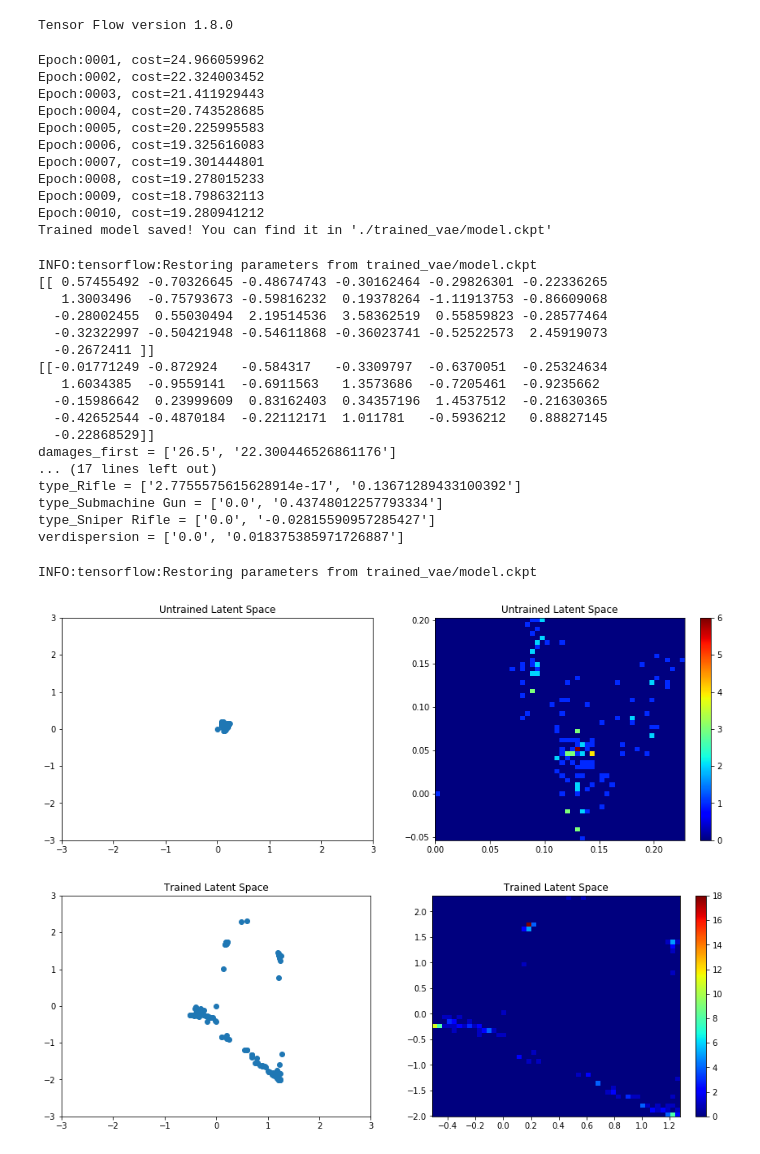
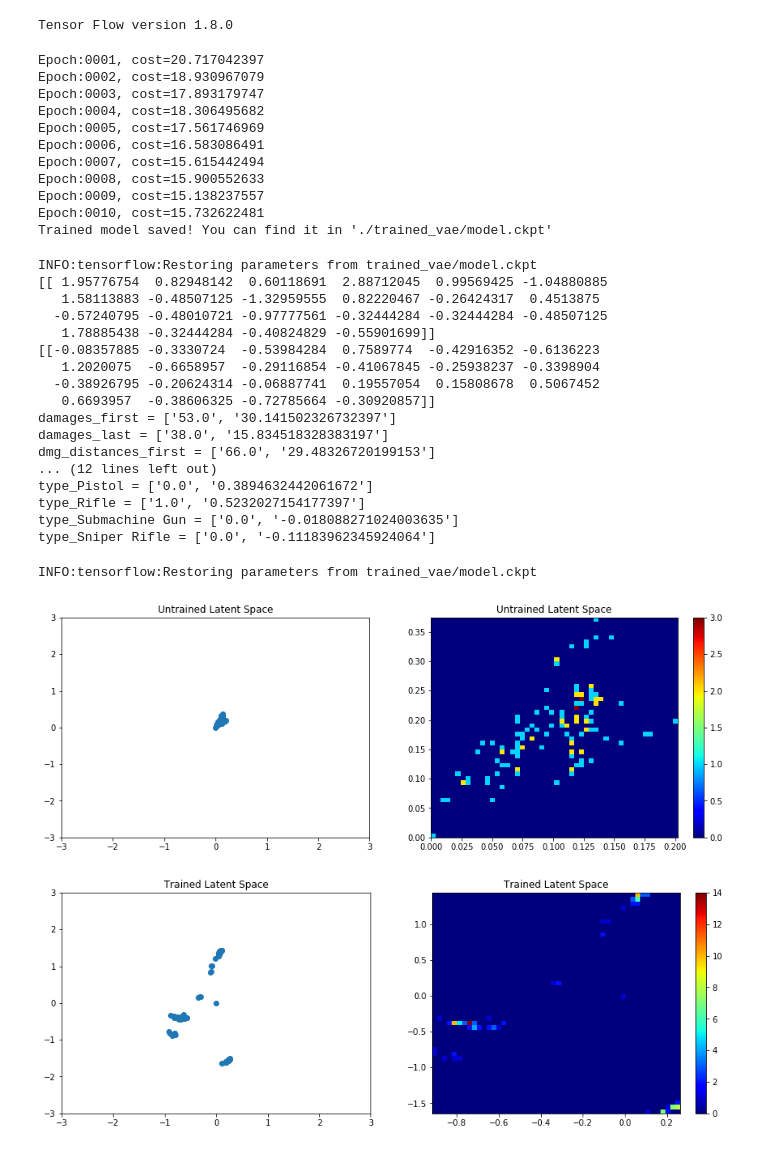
Before and after one commit to bernhardrieder/PCGML-Game-Mechanics, a Jupyter notebook: Learning Methods Test Environment/VAE_testing.ipynb, the cells around one changed output. Cells and saved outputs as stored; diff of their text form; code cells hidden in the pictures.

Commit message:
updated weapon data usage in VAE

```diff
--- a/Learning Methods Test Environment/VAE_testing.ipynb
+++ b/Learning Methods Test Environment/VAE_testing.ipynb
@@ -31,7 +31,7 @@ def print_decoded_tensors_as_dict(weapon_data, array_of_tensors):
             print(key, "=", value)
 
 def get_weapon_data():
-    return weapons.get_data(3, 15, 1)
+    return weapons.get_data(3, 12, 1)
 # %%
 import weapon_data as weapons
 
@@ -50,92 +50,92 @@ batch_size = 1
 epoch_debug_step = 1
 
 with tf.Session() as sess:
-    weapon_data = get_weapon_data()
-    network_architecture['n_input'] = weapon_data.num_features
+    train_data, test_data = get_weapon_data()
+    network_architecture['n_input'] = train_data.num_features
 
-    network = vae.get_new_trained(sess, weapon_data, network_architecture, optimizer,
-                              transfer_fct, batch_size, num_epochs, epoch_debug_step, )
+    network = vae.get_new_trained(sess, train_data, network_architecture, optimizer,
+                              transfer_fct, batch_size, num_epochs, epoch_debug_step)
 # %% [output]
-Epoch:0001, cost=24.966059962
-Epoch:0002, cost=22.324003452
-Epoch:0003, cost=21.411929443
-Epoch:0004, cost=20.743528685
-Epoch:0005, cost=20.225995583
-Epoch:0006, cost=19.325616083
-Epoch:0007, cost=19.301444801
-Epoch:0008, cost=19.278015233
-Epoch:0009, cost=18.798632113
-Epoch:0010, cost=19.280941212
+Epoch:0001, cost=20.717042397
+Epoch:0002, cost=18.930967079
+Epoch:0003, cost=17.893179747
+Epoch:0004, cost=18.306495682
+Epoch:0005, cost=17.561746969
+Epoch:0006, cost=16.583086491
+Epoch:0007, cost=15.615442494
+Epoch:0008, cost=15.900552633
+Epoch:0009, cost=15.138237557
+Epoch:0010, cost=15.732622481
 Trained model saved! You can find it in './trained_vae/model.ckpt'
 # %%
 with tf.Session(graph=tf.Graph()) as sess:
     network = vae.get_untrained(sess, network_architecture, optimizer, transfer_fct, batch_size)
     network = vae.restore(network, "trained_vae/model.ckpt")
 
-    weapon_data = get_weapon_data()
-    samples = weapon_data.next_batch(batch_size)
+    train_data, test_data = get_weapon_data()
+    samples = test_data.next_batch(1)
     x_reconstructed = network.encode_and_decode(samples)
 
     print(samples)
     print(x_reconstructed)
 
-    print_decoded_tensors_as_dict(weapon_data, np.concatenate((samples,x_reconstructed), axis=0))
+    print_decoded_tensors_as_dict(test_data, np.concatenate((samples,x_reconstructed), axis=0))
 # %% [output]
 INFO:tensorflow:Restoring parameters from trained_vae/model.ckpt
-[[ 0.57455492 -0.70326645 -0.48674743 -0.30162464 -0.29826301 -0.22336265
-   1.3003496  -0.75793673 -0.59816232  0.19378264 -1.11913753 -0.86609068
-  -0.28002455  0.55030494  2.19514536  3.58362519  0.55859823 -0.28577464
-  -0.32322997 -0.50421948 -0.54611868 -0.36023741 -0.52522573  2.45919073
-  -0.2672411 ]]
-[[-0.01771249 -0.872924   -0.584317   -0.3309797  -0.6370051  -0.25324634
-   1.6034385  -0.9559141  -0.6911563   1.3573686  -0.7205461  -0.9235662
-  -0.15986642  0.23999609  0.83162403  0.34357196  1.4537512  -0.21630365
-  -0.42652544 -0.4870184  -0.22112171  1.011781   -0.5936212   0.88827145
-  -0.22868529]]
-damages_first = ['26.5', '22.300446526861176']
-... (17 lines left out)
-type_Rifle = ['2.7755575615628914e-17', '0.13671289433100392']
-type_Submachine Gun = ['0.0', '0.43748012257793334']
-type_Sniper Rifle = ['0.0', '-0.02815590957285427']
-verdispersion = ['0.0', '0.018375385971726887']
+[[ 1.95776754  0.82948142  0.60118691  2.88712045  0.99569425 -1.04880885
+   1.58113883 -0.48507125 -1.32959555  0.82220467 -0.26424317  0.4513875
+  -0.57240795 -0.48010721 -0.97777561 -0.32444284 -0.32444284 -0.48507125
+   1.78885438 -0.32444284 -0.40824829 -0.55901699]]
+[[-0.08357885 -0.3330724  -0.53984284  0.7589774  -0.42916352 -0.6136223
+   1.2020075  -0.6658957  -0.29116854 -0.41067845 -0.25938237 -0.3398904
+  -0.38926795 -0.20624314 -0.06887741  0.19557054  0.15808678  0.5067452
+   0.6693957  -0.38606325 -0.72785664 -0.30920857]]
+damages_first = ['53.0', '30.141502326732397']
+damages_last = ['38.0', '15.834518328383197']
+dmg_distances_first = ['66.0', '29.48326720199153']
+... (12 lines left out)
+type_Pistol = ['0.0', '0.3894632442061672']
+type_Rifle = ['1.0', '0.5232027154177397']
+type_Submachine Gun = ['0.0', '-0.018088271024003635']
+type_Sniper Rifle = ['0.0', '-0.11183962345924064']
 # %%
 import matplotlib.pyplot as plt
 %matplotlib inline
 
 def show_z_distribution(vae_model, title, z_mean=True):
     all_z = np.zeros((1,network_architecture['n_z']))
 
-    weapon_data = get_weapon_data()
-    total_batch = int(weapon_data.num_examples / batch_size)
+    train_data, test_data = get_weapon_data()
+    total_batch = int(train_data.num_examples / batch_size)
 
     # Loop over all batches
     for i in range(total_batch):
-        batch = weapon_data.next_batch(batch_size)
+        batch = train_data.next_batch(batch_size)
         z_dist = vae_model.calculate_z(batch)
         if z_mean:
             z_dist = vae_model.calculate_z_mean(batch)
         all_z = np.vstack((all_z, z_dist))
 
     plt.figure(figsize=(15,5))
     plt.subplot(1,2,1)
     plt.scatter(all_z[:,0], all_z[:,1])
     plt.xlim(-3,3)
     plt.ylim(-3,3)
     plt.title(title)
     plt.subplot(1,2,2)
     plt.hist2d(all_z[:,0], all_z[:,1], (50, 50), cmap=plt.cm.jet)
     plt.colorbar()
     plt.title(title)
 
 with tf.Session(graph=tf.Graph()) as sess:
     network = vae.get_untrained(sess, network_architecture, optimizer, transfer_fct, batch_size)
     show_z_distribution(network, "Untrained Latent Space", z_mean=True)
     network = vae.restore(network, "trained_vae/model.ckpt")
     show_z_distribution(network, "Trained Latent Space", z_mean=True)
 # %% [output]
 INFO:tensorflow:Restoring parameters from trained_vae/model.ckpt
-[figure, old version]
+[figure, new version]
-[figure, old version]
+[figure, new version]
 # %%
 # Testing
 with tf.Session(graph=tf.Graph()) as sess:
```
Also changed, not shown: parts of 1 cell of this notebook, 3 other files.
